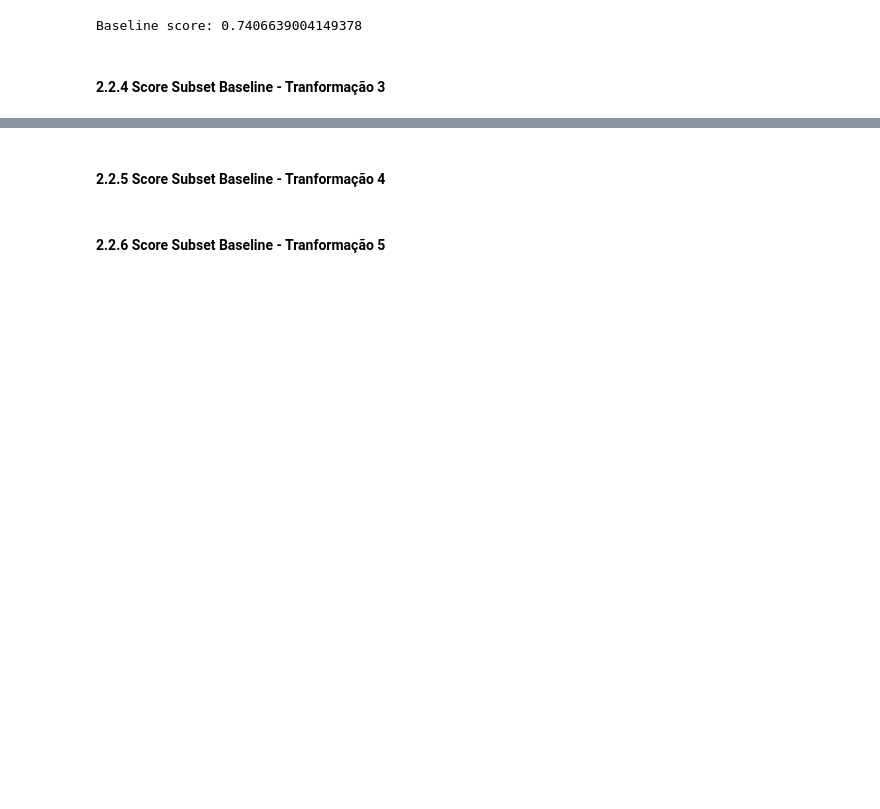
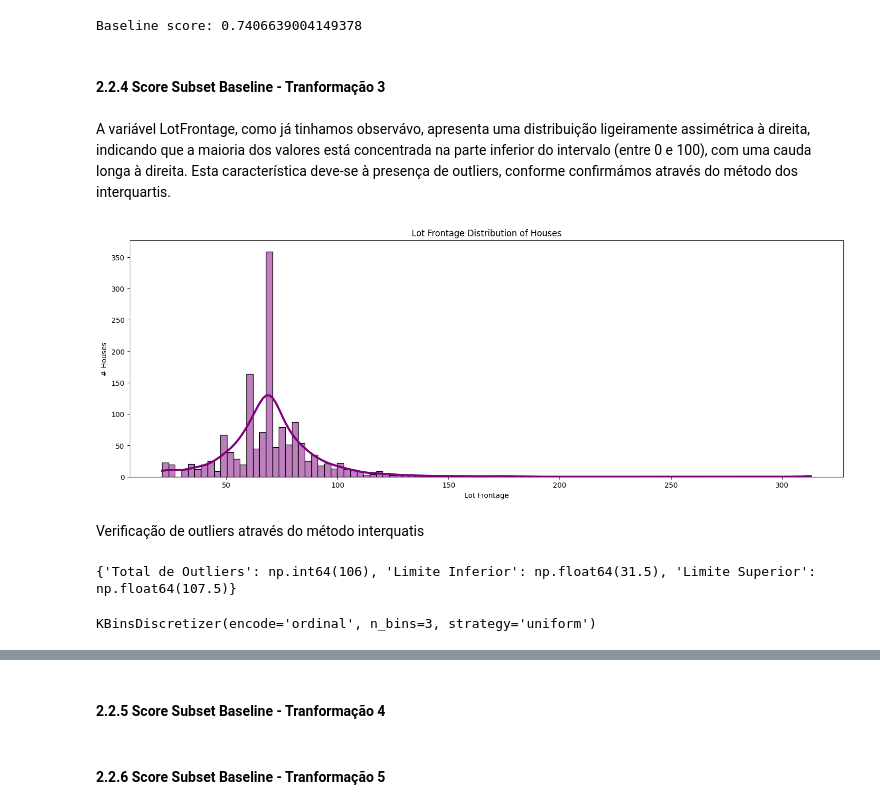
Before and after one commit to pereiranuno/preprocessingdatapt1, a Jupyter notebook: MPPD_project.ipynb, the cells around one changed output, grey strips where cells are left out. Drawn from its saved outputs; the diff is of its cells as text; code cells hidden in the pictures; blank space fills up the shorter version.

Commit message:
fix error baseline

```diff
--- a/MPPD_project.ipynb
+++ b/MPPD_project.ipynb
@@ -271,26 +271,3 @@ Pelo histograma, a forma geral da distribuição parece ligeriamente assimétric
 # %% [markdown]
 Como é possivel ver acima  na célula de estatísticas descritivas através do comando `describe()`, verifica-se que a mediana (69) está muito próxima à média (70.05), sugerindo uma maior concentração dos valores em torno da média, no entanto existem  valores altos como 313, sugerindo a possibilidade de outliers.
 Abaixo é feito a verificação de outliers segundo o metodo intequartis.
-# %%
-# Calculate IQR
-Q1 = df_subset['LotFrontage'].quantile(0.25)
-Q3 = df_subset['LotFrontage'].quantile(0.75)
-IQR = Q3 - Q1
-
-# Define the IQR boundaries
-lower_bound_iqr = Q1 - 1.5 * IQR
-upper_bound_iqr = Q3 + 1.5 * IQR
-
-# Detect outliers using IQR
-df_subset['LotFrontage_Outlier'] = df_subset['LotFrontage'].map(lambda x: 1 if x < lower_bound_iqr or x > upper_bound_iqr else 0)
-
-
-# Count the number of outliers
-outlier_count = df_subset['LotFrontage_Outlier'].sum()
-outlier_info = {
-    "Total Outliers": outlier_count,
-    "Lower Bound": lower_bound_iqr,
-    "Upper Bound": upper_bound_iqr
-}
-
-outlier_info
@@ -913,3 +943,16 @@ print(f"Baseline score: {baseline_score2}")
 Baseline score: 0.7406639004149378
 # %% [markdown]
 #### 2.2.4  Score Subset Baseline - Tranformação 3
+# %% [markdown]
+A variável LotFrontage, como já tinhamos observávo, apresenta uma distribuição ligeiramente assimétrica à direita, indicando que a maioria dos valores está concentrada na parte inferior do intervalo (entre 0 e 100), com uma cauda longa à direita. Esta característica deve-se à presença de outliers, conforme confirmámos através do método dos interquartis.
+# %%
+plot_histogram(baseline_df, 'LotFrontage', bins=100, kde=True, line_width=3, title='Lot Frontage Distribution of Houses', xlabel='Lot Frontage', ylabel='# Houses',color='purple')
+# %% [output]
+[figure, added]
+# %% [markdown]
+Verificação de outliers através do método interquatis
+# %%
+outlierinfo = detect_outliers_iqr(baseline_df, 'LotFrontage')
+print(outlierinfo[0])
+# %% [output]
+{'Total de Outliers': np.int64(106), 'Limite Inferior': np.float64(31.5), 'Limite Superior': np.float64(107.5)}
@@ -915,0 +963,4 @@ Baseline score: 0.7406639004149378
+# %%
+bin_uniform.fit(baseline_df[['LotFrontage']])
+# %% [output]
+KBinsDiscretizer(encode='ordinal', n_bins=3, strategy='uniform')
```
Also changed, not shown: parts of 20 cells of this notebook.
